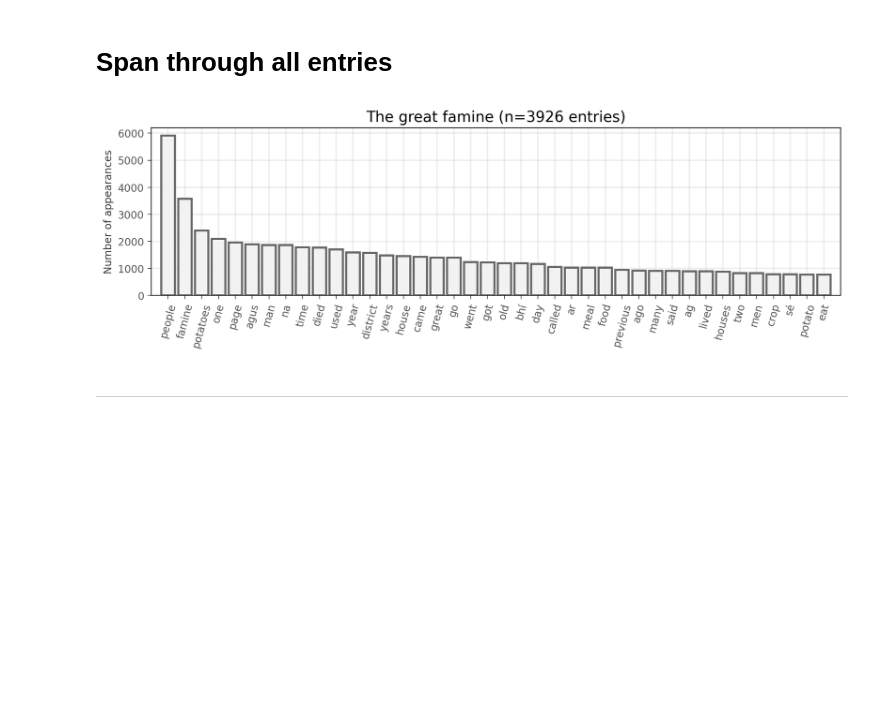
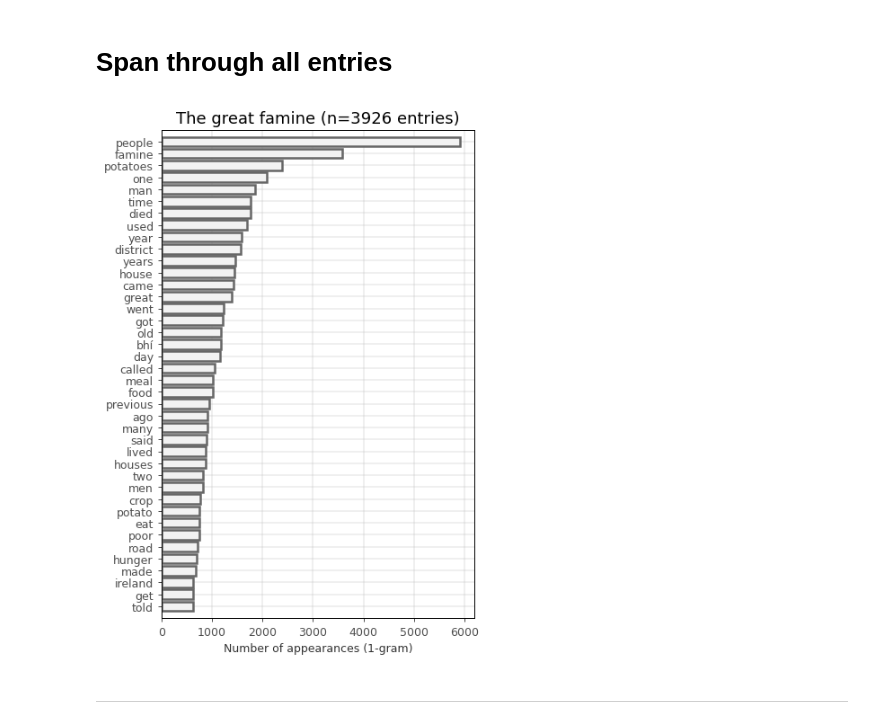
Before and after one commit to jkbren/irish-schools-collection, a Jupyter notebook: code/analysis_schools-collection.ipynb, the cells around one changed output. Cells and saved outputs as stored; diff of their text form; code cells hidden in the pictures; blank space fills up the shorter version.

```diff
--- a/code/analysis_schools-collection.ipynb
+++ b/code/analysis_schools-collection.ipynb
@@ -132,30 +136,33 @@ for entry_id, data_i in dat_i.items():
     text_i = data_i['text'].replace('\n','')
     for w in text_i.split(' '):
         add_word = re.sub(r'[^\w\s]','',w).lower()
-        if add_word not in some_stopwords:
+        if add_word not in irish_stopwords and add_word not in english_stopwords:
             all_words.append(add_word)
 # %%
 sorted_word_freq = {k: v for k, v in sorted(dict(Counter(all_words)).items(),
                                             key=lambda item: item[1], reverse=True)}
 # %%
 nwords = 40
-fig, ax = plt.subplots(1,1,figsize=(12,3),dpi=200)
+fig, ax = plt.subplots(1,1,figsize=(5,8),dpi=90)
 
 for ix,i in enumerate(list(sorted_word_freq)[:nwords]):
-    ax.bar(ix+1, sorted_word_freq[i], ec='.4', fc='.95', lw=2)
+    ax.barh(ix+1, sorted_word_freq[i], ec='.4', fc='.95', lw=2,)
 
-ax.set_xticks(np.linspace(1,nwords,nwords))
-ax.set_xticklabels(list(sorted_word_freq)[:nwords],rotation=75)
-ax.set_xlim(0,nwords+1)
+ax.set_yticks(np.linspace(nwords,1,nwords))
+ax.set_yticklabels([i for i in list(sorted_word_freq)[:nwords][::-1]])
+ax.set_ylim(nwords+1,0)
 ax.grid(lw=1.5, color='.75', alpha=0.25)
 ax.tick_params(labelcolor='.3', color='.3')
-ax.set_ylabel('Number of appearances', color='.2')
+ax.set_xlabel('Number of appearances (1-gram)', color='.2')
 ax.set_title(example_fn.replace(dir_name_el,'').split('_')[-1].replace('.json','')+\
              ' (n=%i entries)'%(len(dat_i)),
              fontsize='x-large')
 
+plt.savefig('../figs/pngs/schools_GreatFamine_1grams.png',dpi=425,bbox_inches='tight')
+plt.savefig('../figs/pdfs/schools_GreatFamine_1grams.pdf',bbox_inches='tight')
+
 plt.show()
 # %% [output]
-[figure, old version]
+[figure, new version]
 # %% [markdown]
 ___________
```
Also changed, not shown: parts of 16 cells of this notebook, 10 other files.
